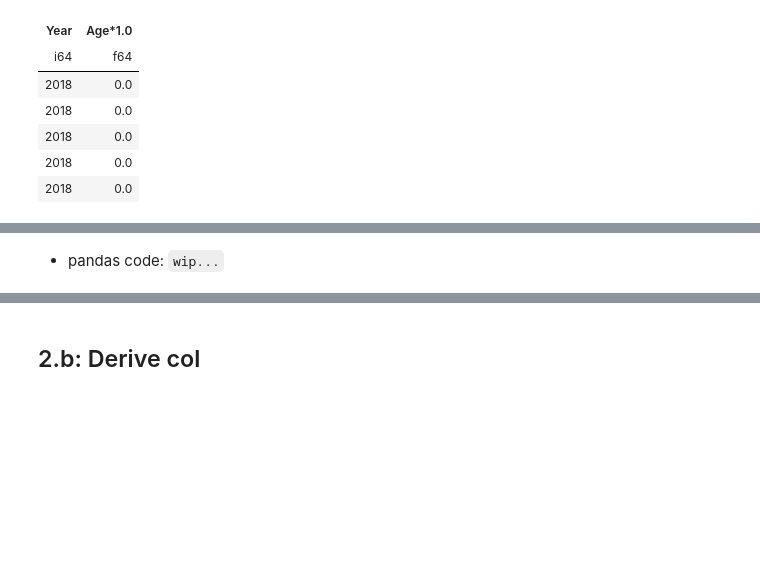
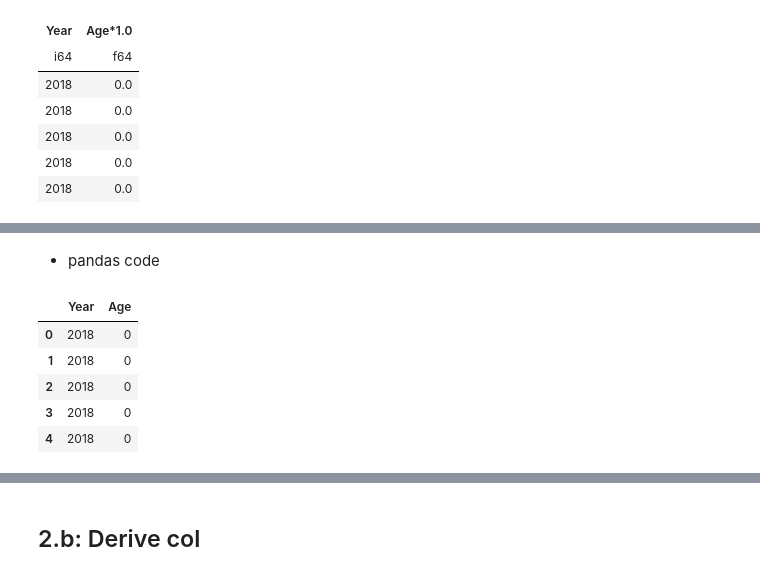
Before and after one commit to riju18/polars-vs-pandas-deepdive, a Jupyter notebook: polars_eda.ipynb, the cells around one changed output, grey strips where cells are left out. Saved outputs shown, nothing was run; the diff lists cells and outputs as text; code cells hidden in the pictures; blank space fills up the shorter version.

Commit message:
[Update] - added pandas code to measure time for selecting sttributes

```diff
--- a/polars_eda.ipynb
+++ b/polars_eda.ipynb
@@ -152,2 +154,2 @@ execution time for selecting cols: 0.23320913314819336
 # %% [markdown]
-- pandas code: `wip...`
+- pandas code
@@ -153,0 +158,10 @@ execution time for selecting cols: 0.23320913314819336
+# %%
+df_year_age_pd = df_pd[['Year', 'Age']]
+df_year_age_pd.head()
+# %% [output]
+|  | Year | Age |
+| 0 | 2018 | 0 |
+| 1 | 2018 | 0 |
+| 2 | 2018 | 0 |
+| 3 | 2018 | 0 |
+| 4 | 2018 | 0 |
```
Also changed, not shown: parts of 14 cells of this notebook.
